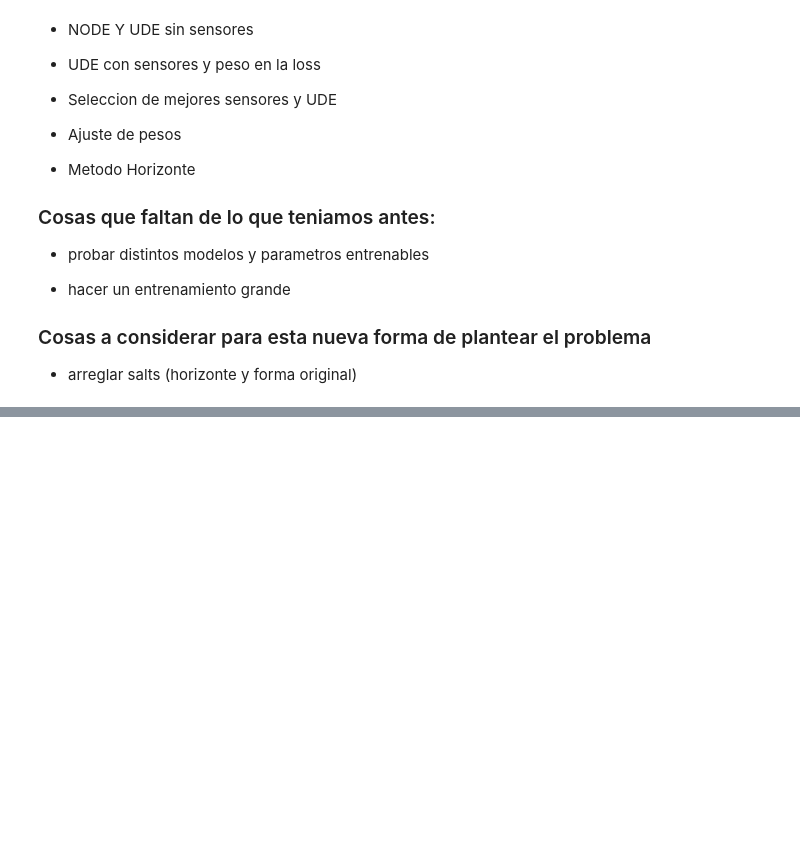
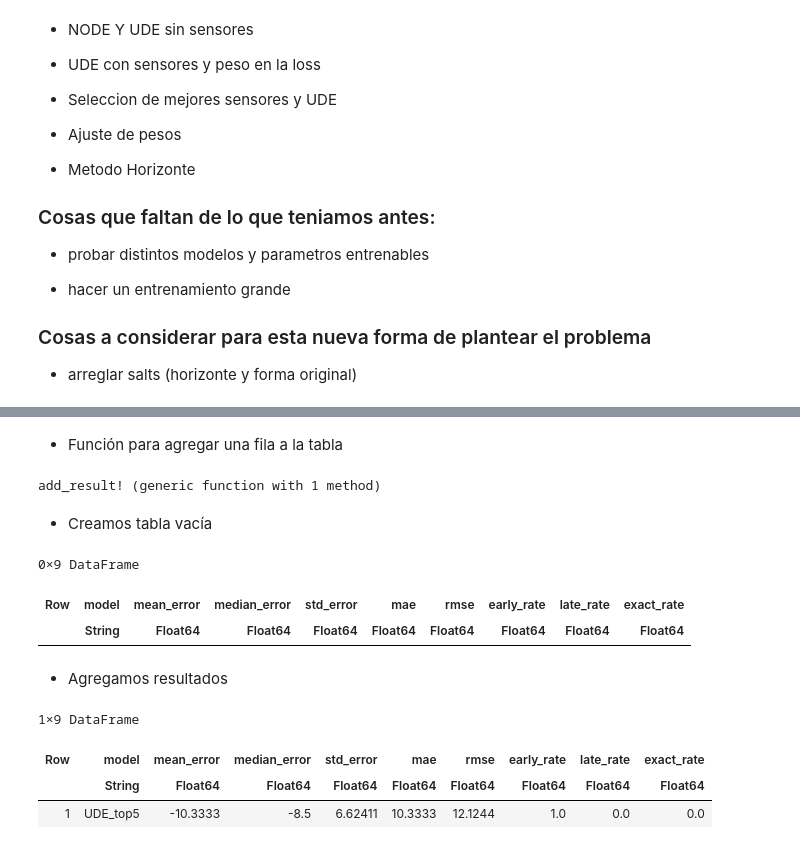
Before and after one commit to SoutoSebastian/TP-DegradacionDeMotores, a Jupyter notebook: mi_entorno/degradacion2.ipynb, the cells around one changed output, grey strips where cells are left out. Drawn from its saved outputs; the diff is of its cells as text; code cells hidden in the pictures; blank space fills up the shorter version.

```diff
--- a/mi_entorno/degradacion2.ipynb
+++ b/mi_entorno/degradacion2.ipynb
@@ -1793,0 +2095,56 @@ pesos ajustados
+# %% [markdown]
++ Función para agregar una fila a la tabla
+# %%
+function add_result!(results_df, model_name, df_eval)
+
+    m = compute_metrics(df_eval)
+
+    push!(
+        results_df,
+        (
+            model_name,
+            m.mean_error,
+            m.median_error,
+            m.std_error,
+            m.mae,
+            m.rmse,
+            m.early_rate,
+            m.late_rate,
+            m.exact_rate
+        )
+    )
+
+end
+# %% [output]
+add_result! (generic function with 1 method)
+# %% [markdown]
++ Creamos tabla vacía
+# %%
+results_df = DataFrame(
+    model = String[],
+    mean_error = Float64[],
+    median_error = Float64[],
+    std_error = Float64[],
+    mae = Float64[],
+    rmse = Float64[],
+    early_rate = Float64[],
+    late_rate = Float64[],
+    exact_rate = Float64[]
+)
+# %% [output]
+0×9 DataFrame
+| Row | model | mean_error | median_error | std_error | mae | rmse | early_rate | late_rate | exact_rate |
+|  | String | Float64 | Float64 | Float64 | Float64 | Float64 | Float64 | Float64 | Float64 |
+# %% [markdown]
++ Agregamos resultados
+# %%
+add_result!(
+    results_df,
+    "UDE_top5",
+    df_eval
+)
+# %% [output]
+1×9 DataFrame
+| Row | model | mean_error | median_error | std_error | mae | rmse | early_rate | late_rate | exact_rate |
+|  | String | Float64 | Float64 | Float64 | Float64 | Float64 | Float64 | Float64 | Float64 |
+| 1 | UDE_top5 | -10.3333 | -8.5 | 6.62411 | 10.3333 | 12.1244 | 1.0 | 0.0 | 0.0 |
```
Also changed, not shown: parts of 25 cells of this notebook.
